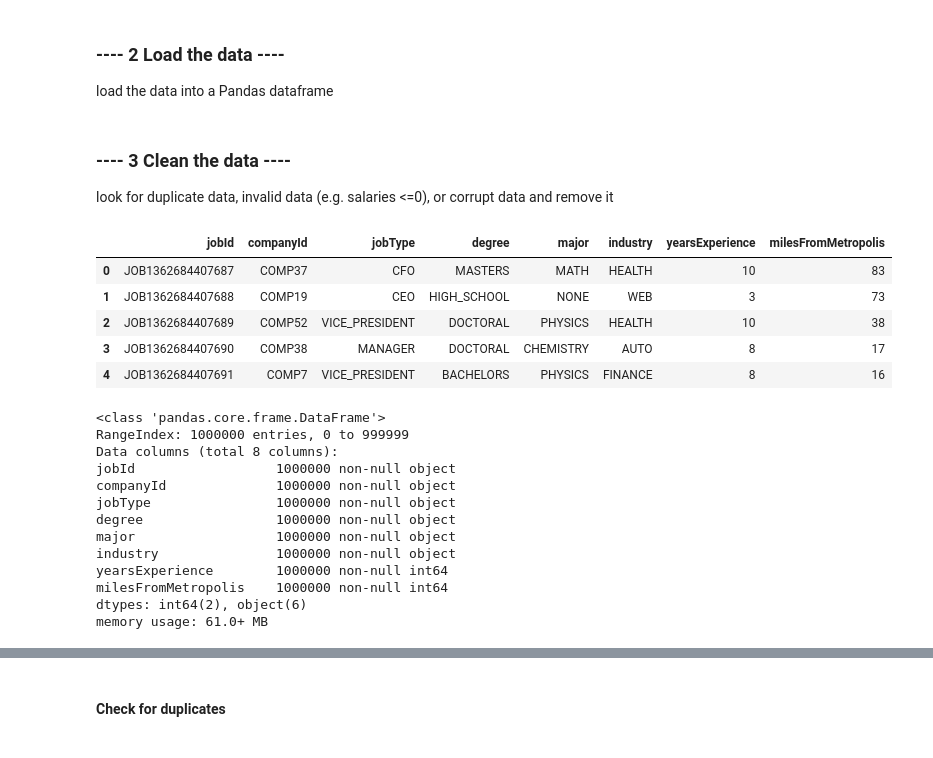
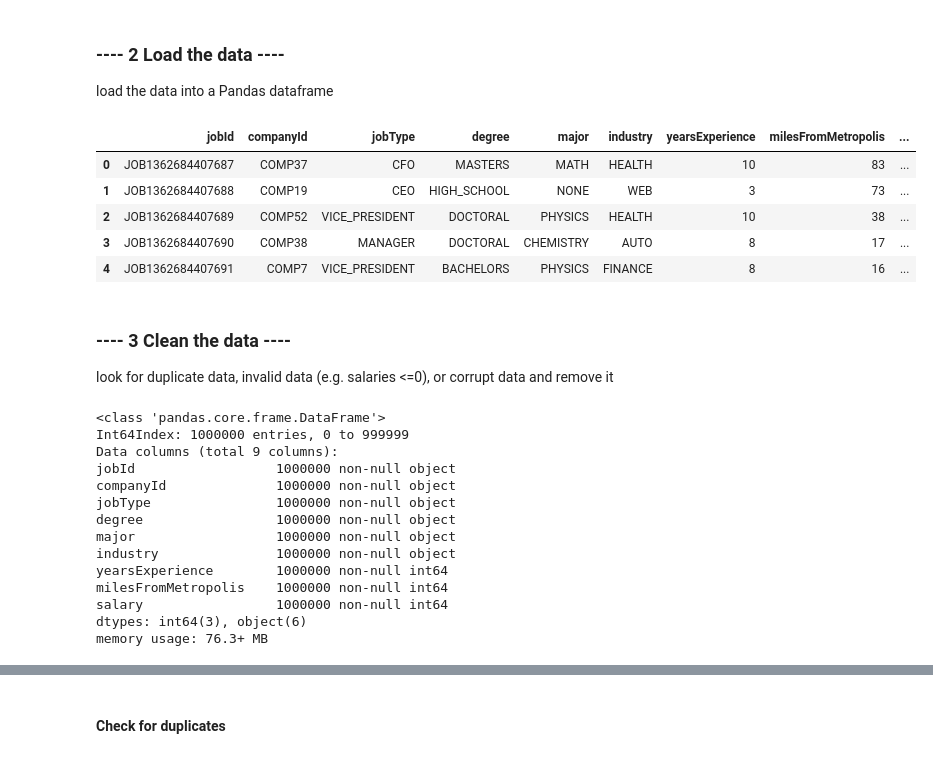
Before and after one commit to clachevv/analise-salarial, a Jupyter notebook: 00_notebook.ipynb, the cells around one changed output, grey strips where cells are left out. Cells and saved outputs as stored; diff of their text form; code cells hidden in the pictures.

```diff
--- a/00_notebook.ipynb
+++ b/00_notebook.ipynb
@@ -25,24 +26,25 @@ load the data into a Pandas dataframe
 df = pd.read_csv('data/train_features.csv')
 target_df = pd.read_csv('data/train_salaries.csv')
 test_df = pd.read_csv('data/test_features.csv')
+# %%
+merged = df.merge(target_df, how='left', on='jobId')
+merged.head()
+# %% [output]
+|  | jobId | companyId | jobType | degree | major | industry | yearsExperience | milesFromMetropolis | ... |
+| 0 | JOB1362684407687 | COMP37 | CFO | MASTERS | MATH | HEALTH | 10 | 83 | ... |
+| 1 | JOB1362684407688 | COMP19 | CEO | HIGH_SCHOOL | NONE | WEB | 3 | 73 | ... |
+| 2 | JOB1362684407689 | COMP52 | VICE_PRESIDENT | DOCTORAL | PHYSICS | HEALTH | 10 | 38 | ... |
+| 3 | JOB1362684407690 | COMP38 | MANAGER | DOCTORAL | CHEMISTRY | AUTO | 8 | 17 | ... |
+| 4 | JOB1362684407691 | COMP7 | VICE_PRESIDENT | BACHELORS | PHYSICS | FINANCE | 8 | 16 | ... |
 # %% [markdown]
 ### ---- 3 Clean the data ----
 look for duplicate data, invalid data (e.g. salaries <=0), or corrupt data and remove it
-# %%
-df.head()
-# %% [output]
-|  | jobId | companyId | jobType | degree | major | industry | yearsExperience | milesFromMetropolis |
-| 0 | JOB1362684407687 | COMP37 | CFO | MASTERS | MATH | HEALTH | 10 | 83 |
-| 1 | JOB1362684407688 | COMP19 | CEO | HIGH_SCHOOL | NONE | WEB | 3 | 73 |
-| 2 | JOB1362684407689 | COMP52 | VICE_PRESIDENT | DOCTORAL | PHYSICS | HEALTH | 10 | 38 |
-| 3 | JOB1362684407690 | COMP38 | MANAGER | DOCTORAL | CHEMISTRY | AUTO | 8 | 17 |
-| 4 | JOB1362684407691 | COMP7 | VICE_PRESIDENT | BACHELORS | PHYSICS | FINANCE | 8 | 16 |
 # %%
-df.info()
+merged.info()
 # %% [output]
 <class 'pandas.core.frame.DataFrame'>
-RangeIndex: 1000000 entries, 0 to 999999
-Data columns (total 8 columns):
+Int64Index: 1000000 entries, 0 to 999999
+Data columns (total 9 columns):
 jobId                  1000000 non-null object
 companyId              1000000 non-null object
 jobType                1000000 non-null object
@@ -51,5 +53,6 @@ major                  1000000 non-null object
 industry               1000000 non-null object
 yearsExperience        1000000 non-null int64
 milesFromMetropolis    1000000 non-null int64
-dtypes: int64(2), object(6)
-memory usage: 61.0+ MB
+salary                 1000000 non-null int64
+dtypes: int64(3), object(6)
+memory usage: 76.3+ MB
```
Also changed, not shown: parts of 12 cells of this notebook.
